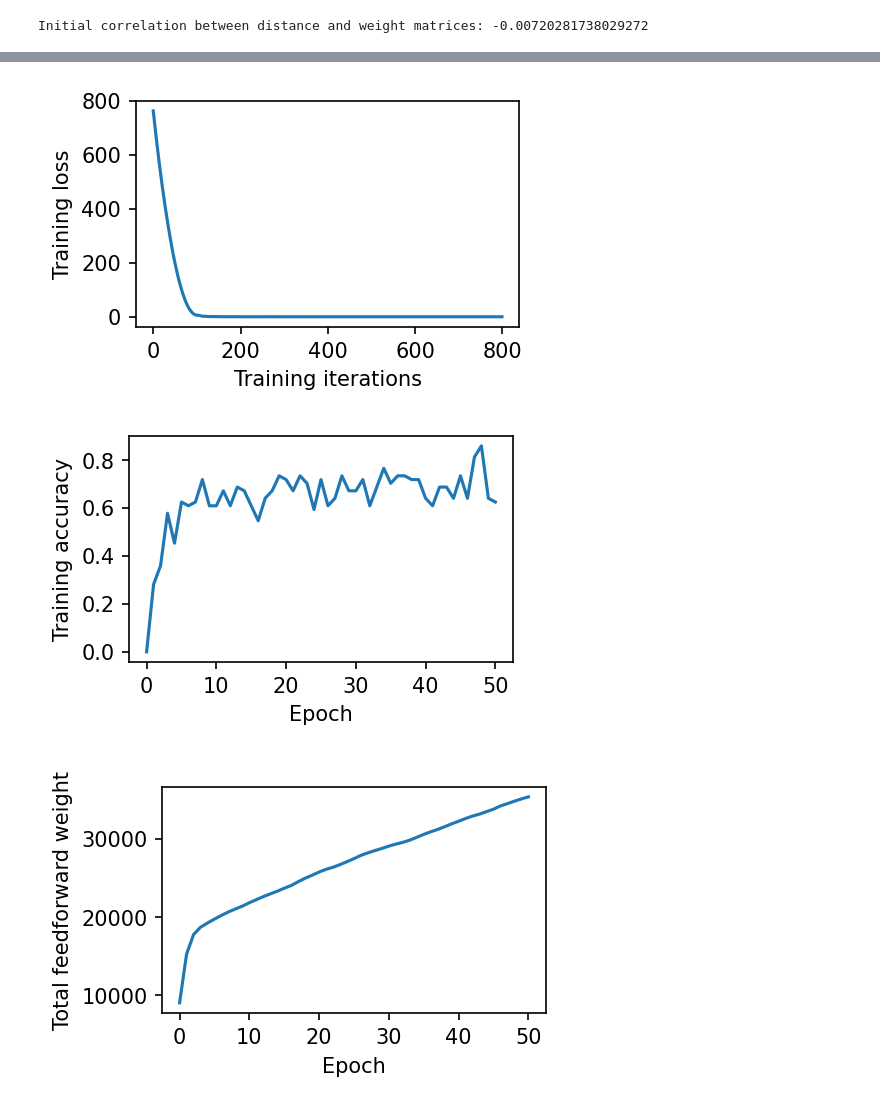
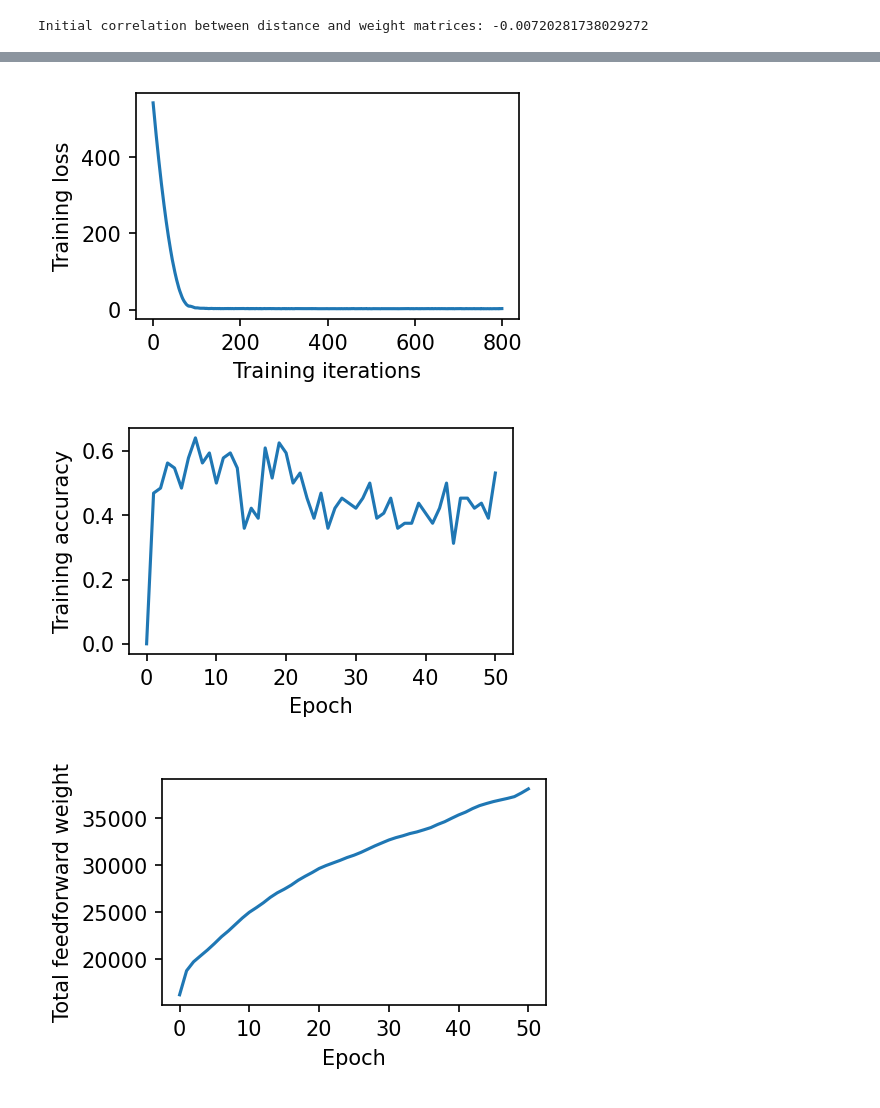
Before and after one commit to andrewsiyoon/spiking-seRNN, a Jupyter notebook: DVSGesture_RSNN.ipynb, the cells around one changed output, grey strips where cells are left out. Saved outputs shown, nothing was run; the diff lists cells and outputs as text; code cells hidden in the pictures.

```diff
--- a/DVSGesture_RSNN.ipynb
+++ b/DVSGesture_RSNN.ipynb
@@ -47,7 +48,7 @@ device = torch.device("cuda") if torch.cuda.is_available() else torch.device("cp
 sensor_size = tonic.datasets.DVSGesture.sensor_size
 
 #Define transformations
-frame_transform = tonic.transforms.Compose([transforms.Denoise(filter_time=10000), transforms.ToFrame(sensor_size=sensor_size, n_time_bins = 20)])
+frame_transform = tonic.transforms.Compose([transforms.DropEvent(p = 0.001), transforms.ToFrame(sensor_size=sensor_size, n_time_bins = 20)])
 
 #Define training and test sets
 DVS_train = tonic.datasets.DVSGesture(save_to='./data', transform=frame_transform, train=True)
@@ -158,7 +164,7 @@ Text(0.5, 0, 'ms')
 import snntorch.functional as SF
 
 optimizer = torch.optim.Adam(net.parameters(), lr = 1e-3, betas = (0.9, 0.999))
-loss_fn = SF.mse_count_loss(correct_rate = 0.8, incorrect_rate = 0.2)
+loss_fn = SF.ce_max_membrane_loss()
 # %%
 #Distance matrix -----
 
@@ -202,6 +208,8 @@ Initial correlation between distance and weight matrices: -0.00720281738029272
 
 #Training parameters
 num_epochs = 50
+total = 0
+correct = 0
 
 #Regularization parameters
 regu_strength = 0.5
@@ -212,6 +220,7 @@ acc_hist = []
 feed_tot_hist = []
 rec_tot_hist = []
 corr_hist = []
+test_acc_hist = []
 
 #Pre-training extractions
 acc_hist.append(0)
@@ -229,14 +238,14 @@ for epoch in range(num_epochs):
 
         #Set model to training mode
         net.train()
-        outputs, _ = net(data)
+        spk_outputs, mem_outputs = net(data)
 
         #Spatial + L1 regularization
         abs_weight_matrix = torch.abs(net.lif1.recurrent.weight).to(device)
         spatial_L1_loss = regu_strength * torch.sum(torch.mul(abs_weight_matrix, distance_matrix))
 
         #Calculate loss
-        loss_val = loss_fn(outputs, targets) + spatial_L1_loss
+        loss_val = loss_fn(mem_outputs, targets) + spatial_L1_loss
 
         #Gradient calculation and weight updates
         optimizer.zero_grad()
@@ -254,7 +263,7 @@ for epoch in range(num_epochs):
     print(f"Epoch {epoch} \nTraining Loss: {loss_val.item():.2f}")
 
     #Training accuracy
-    acc = SF.accuracy_rate(outputs, targets) #Outputs: [num_steps, batch_size, num_outputs]. Targets: [batch_size]
+    acc = SF.accuracy_rate(spk_outputs, targets) #Outputs: [num_steps, batch_size, num_outputs]. Targets: [batch_size]
     acc_hist.append(acc)
     print(f"Training accuracy: {acc * 100:.2f}%")
 
@@ -271,6 +280,24 @@ for epoch in range(num_epochs):
     #Correlation of distance and weight matrices
     corr_matrices = test_euclidean(distance_matrix, net.lif1.recurrent.weight)
     corr_hist.append(corr_matrices)
-    print(f"Correlation of distance and weight matrices: {corr_matrices}\n")
+    print(f"Correlation of distance and weight matrices: {corr_matrices}")
+
+    #Validation
+    with torch.no_grad():
+      net.eval()
+      for data, targets in testloader:
+        data = data.to(device)
+        targets = targets.to(device)
+
+        test_spk, test_mem = net(data)
+
+        _, predicted = test_spk.sum(dim=0).max(1)
+        total += targets.size(0)
+        correct += (predicted == targets).sum().item()
+
+        test_acc_hist.append(correct)
+
+    print(f'Total correctly classified test set images: {correct}/{total}')
+    print(f'Test set accuracy: {100 * correct / total:.2f}%\n')
 # %% [output]
 Epoch 0
@@ -375,33 +394,40 @@ plt.ylabel('Training loss')
 plt.savefig('training_loss')
 
 #Accuracy/performance
 plt.figure(figsize=(3.3,2),dpi=150)
 plt.plot(acc_hist)
 plt.xlabel('Epoch')
 plt.ylabel('Training accuracy')
 plt.savefig('training_accuracy')
 
 #Total feedforward weight
 plt.figure(figsize=(3.3,2),dpi=150)
 plt.plot(feed_tot_hist)
 plt.xlabel('Epoch')
 plt.ylabel('Total feedforward weight')
 plt.savefig('total_feedforward_weight')
 
 #Total recurrent weight
 plt.figure(figsize=(3.3,2),dpi=150)
 plt.plot(rec_tot_hist.cpu())
 plt.xlabel('Epoch')
 plt.ylabel('Total recurrent weight')
 plt.savefig('total_recurrent_weight')
 
 #Correlation of distance/weight matrices
 plt.figure(figsize=(3.3,2),dpi=150)
 plt.plot(corr_hist.cpu())
 plt.xlabel('Epoch')
 plt.ylabel('Corr(distance, weight)')
 plt.savefig('correlation')
+
+#Test set performance
+plt.figure(figsize=(3.3,2),dpi=150)
+plt.plot(test_acc_hist)
+plt.xlabel('Epoch')
+plt.ylabel('Test accuracy')
+plt.savefig('test_accuracy')
 # %% [output]
-[figure, old version]
+[figure, new version]
-[figure, old version]
+[figure, new version]
-[figure, old version]
+[figure, new version]
```
Also changed, not shown: parts of 9 cells of this notebook.
